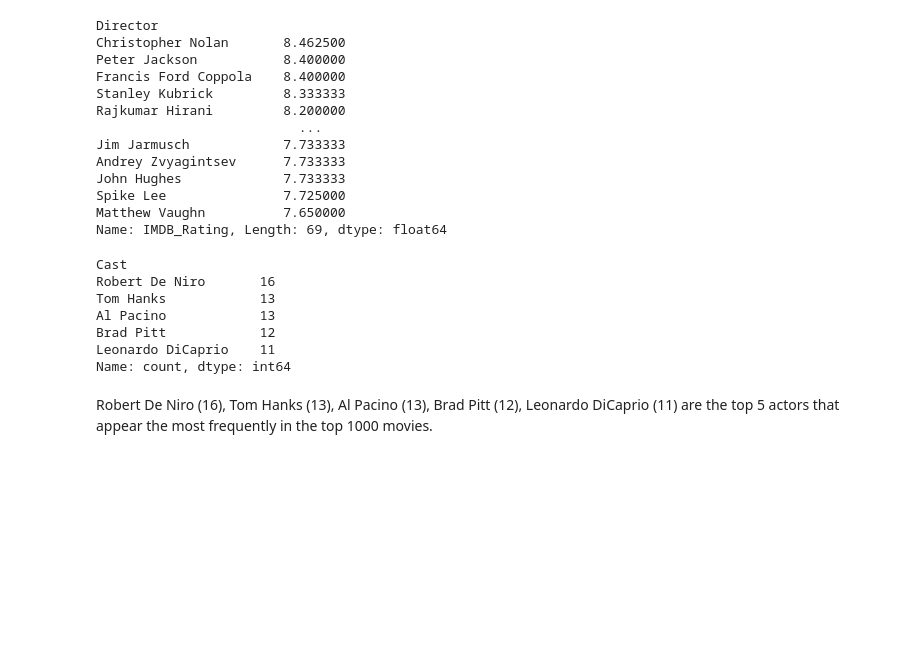
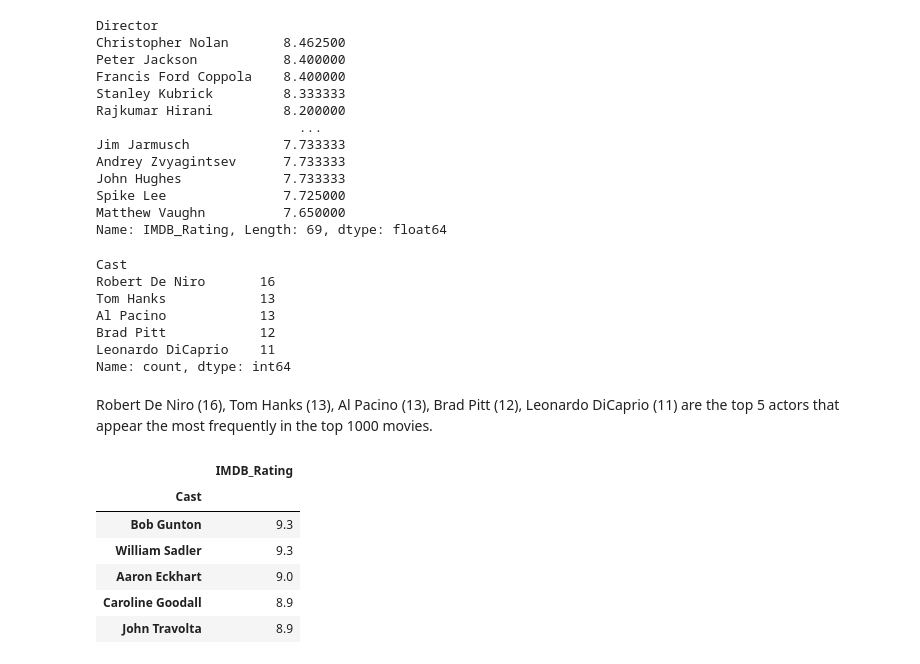
Before and after one commit to okashashuda/data-analysis-movies, a Jupyter notebook: movies-analysis.ipynb, the cells around one changed output. Cells and saved outputs as stored; diff of their text form; code cells hidden in the pictures; blank space fills up the shorter version.

```diff
--- a/movies-analysis.ipynb
+++ b/movies-analysis.ipynb
@@ -344,19 +344,18 @@ Spike Lee               7.725000
 Matthew Vaughn          7.650000
 Name: IMDB_Rating, Length: 69, dtype: float64
 # %%
-top_actors = data.reset_index()
-
 # take only the top movie stars and combine them into one [separated by commas]
 # drop the columns that are not needed anymore
-top_actors = top_actors[["Star1", "Star2", "Star3", "Star4"]]
+top_actors = data[["IMDB_Rating", "Star1", "Star2", "Star3", "Star4"]].copy()
 top_actors["Cast"] = top_actors["Star1"] + ", " + top_actors["Star2"] + ", " + top_actors["Star3"] + ", " + top_actors["Star4"]
 top_actors = top_actors.drop(columns=["Star1", "Star2", "Star3", "Star4"])
 
 # now separate each actor into their own row
 top_actors["Cast"] = top_actors["Cast"].str.split(', ')
-top_actors = top_actors["Cast"].explode()
+top_actors = top_actors.explode("Cast")
 
-top_actors.value_counts().head(5)
+# find how many movies in the top 1000, the actors has been cast in
+top_actors["Cast"].value_counts().head(5)
 # %% [output]
 Cast
 Robert De Niro       16
@@ -370,4 +369,15 @@ Robert De Niro (16), Tom Hanks (13), Al Pacino (13), Brad Pitt (12), Leonardo Di
 # %%
 # take all movies that contain the actor name
 # calculate avg imdb rating for their movies
 # rank actor by avg imdb rating and see if its the same order
+
+# calculate which actor has the highest average IMDb Rating
+top_actors.groupby("Cast").mean().sort_values(by="IMDB_Rating", ascending=False).head(5)
+# %% [output]
+|  | IMDB_Rating |
+| Cast |  |
+| Bob Gunton | 9.3 |
+| William Sadler | 9.3 |
+| Aaron Eckhart | 9.0 |
+| Caroline Goodall | 8.9 |
+| John Travolta | 8.9 |
```
Also changed, not shown: parts of 11 cells of this notebook.
